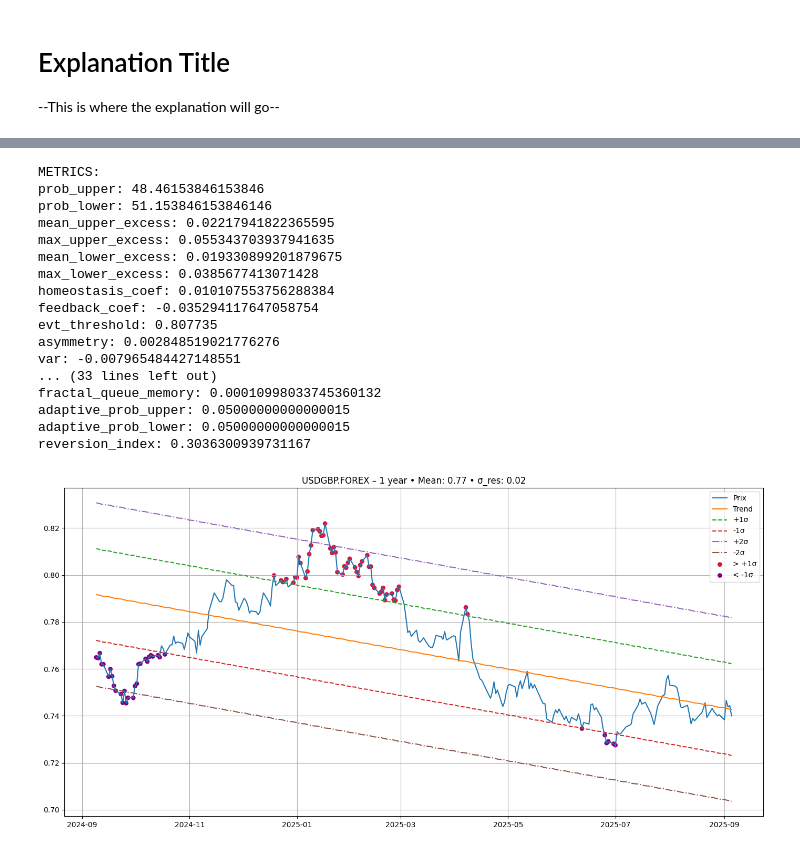
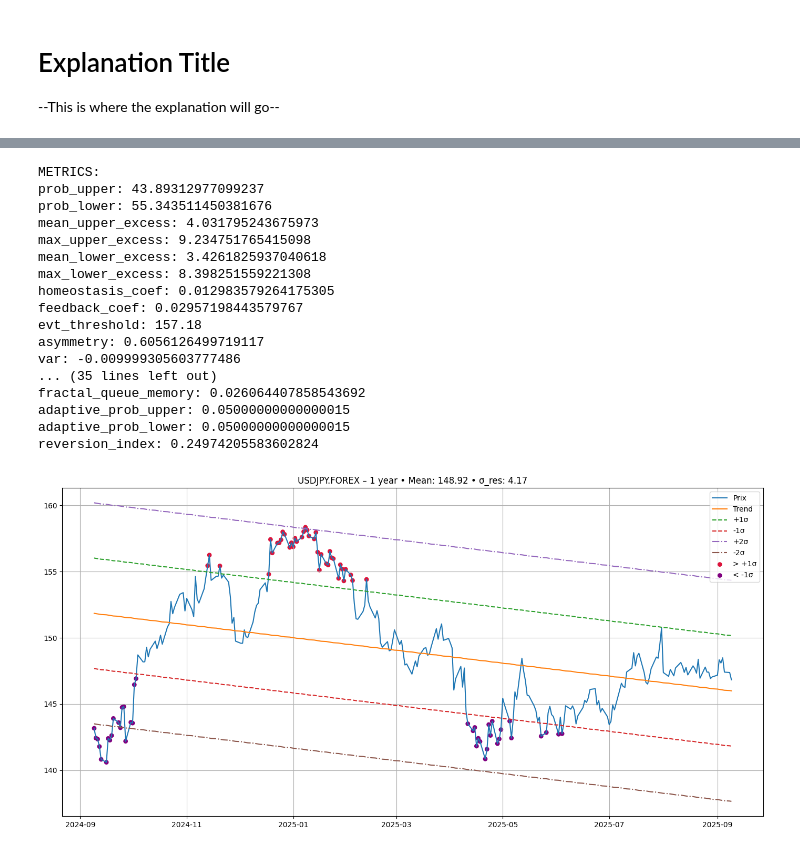
Before and after one commit to JoelOkuseinde/fractal_market_memory, a Jupyter notebook: ARCHIVE/V1/V1_fractal.ipynb, the cells around one changed output, grey strips where cells are left out. Drawn from its saved outputs; the diff is of its cells as text; code cells hidden in the pictures.

```diff
--- a/ARCHIVE/V1/V1_fractal.ipynb
+++ b/ARCHIVE/V1/V1_fractal.ipynb
@@ -1177,7 +1177,7 @@ def analysis(data, logger, output=True):
 
 
 api_token = API_TOKEN
-ticker = "USDGBP.FOREX"
+ticker = "USDJPY.FOREX"
 end_date = pd.to_datetime('today').strftime('%Y-%m-%d')
 start_1y = (pd.to_datetime(end_date) - pd.DateOffset(years=1)).strftime('%Y-%m-%d')
 logger = Logger.setup()
@@ -1211,18 +1211,18 @@ plot_with_quantification(data, f'{ticker} – 1 year')
 METRICS:
-prob_upper: 48.46153846153846
-prob_lower: 51.153846153846146
-mean_upper_excess: 0.02217941822365595
-max_upper_excess: 0.055343703937941635
-mean_lower_excess: 0.019330899201879675
-max_lower_excess: 0.0385677413071428
-homeostasis_coef: 0.010107553756288384
-feedback_coef: -0.035294117647058754
-evt_threshold: 0.807735
-asymmetry: 0.002848519021776276
-var: -0.007965484427148551
-... (33 lines left out)
-fractal_queue_memory: 0.00010998033745360132
+prob_upper: 43.89312977099237
+prob_lower: 55.343511450381676
+mean_upper_excess: 4.031795243675973
+max_upper_excess: 9.234751765415098
+mean_lower_excess: 3.4261825937040618
+max_lower_excess: 8.398251559221308
+homeostasis_coef: 0.012983579264175305
+feedback_coef: 0.02957198443579767
+evt_threshold: 157.18
+asymmetry: 0.6056126499719117
+var: -0.009999305603777486
+... (35 lines left out)
+fractal_queue_memory: 0.026064407858543692
 adaptive_prob_upper: 0.05000000000000015
 adaptive_prob_lower: 0.05000000000000015
-reversion_index: 0.3036300939731167
+reversion_index: 0.24974205583602824
-[figure, old version]
+[figure, new version]
```
Also changed, not shown: parts of 3 cells of this notebook, 2 other files.
